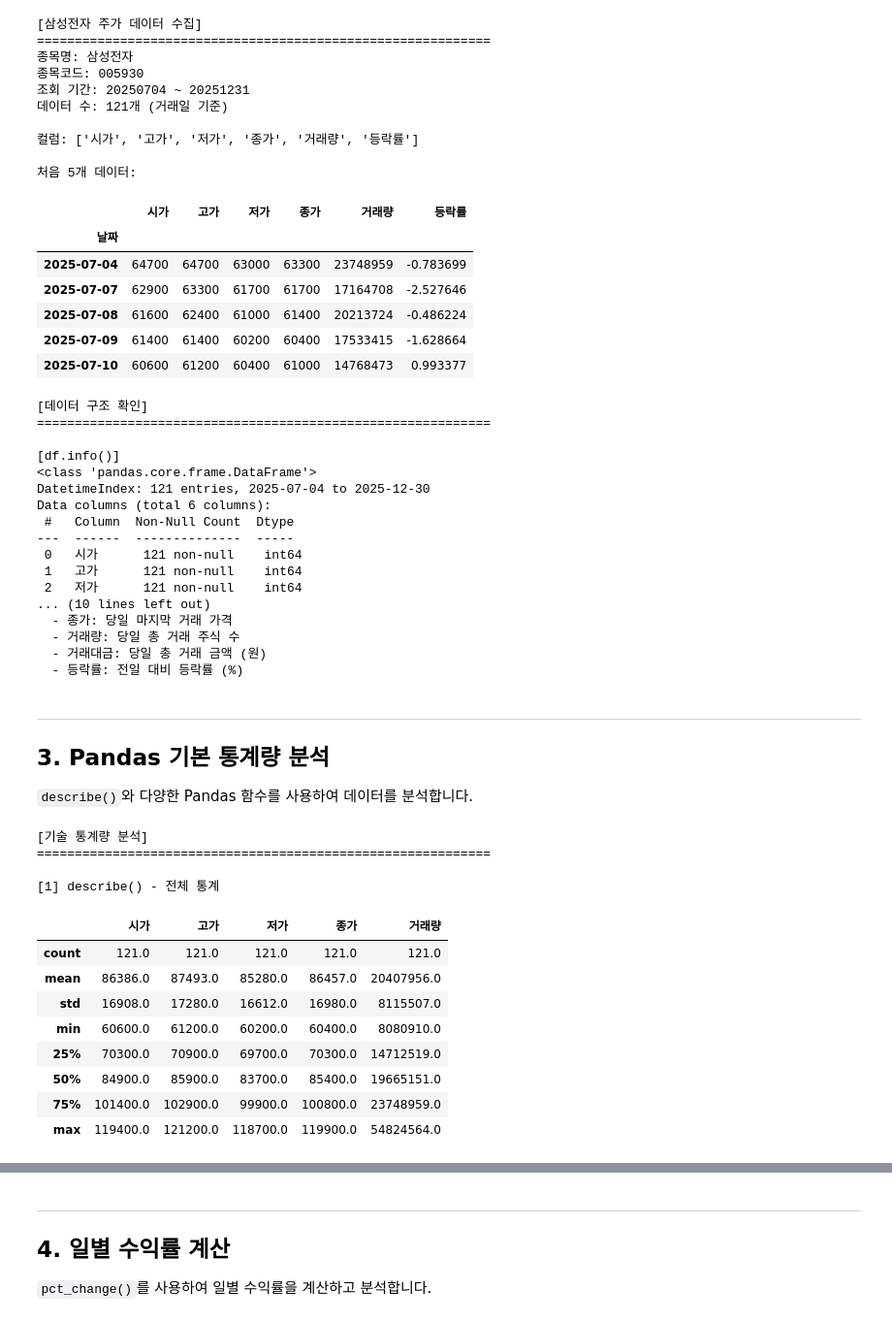
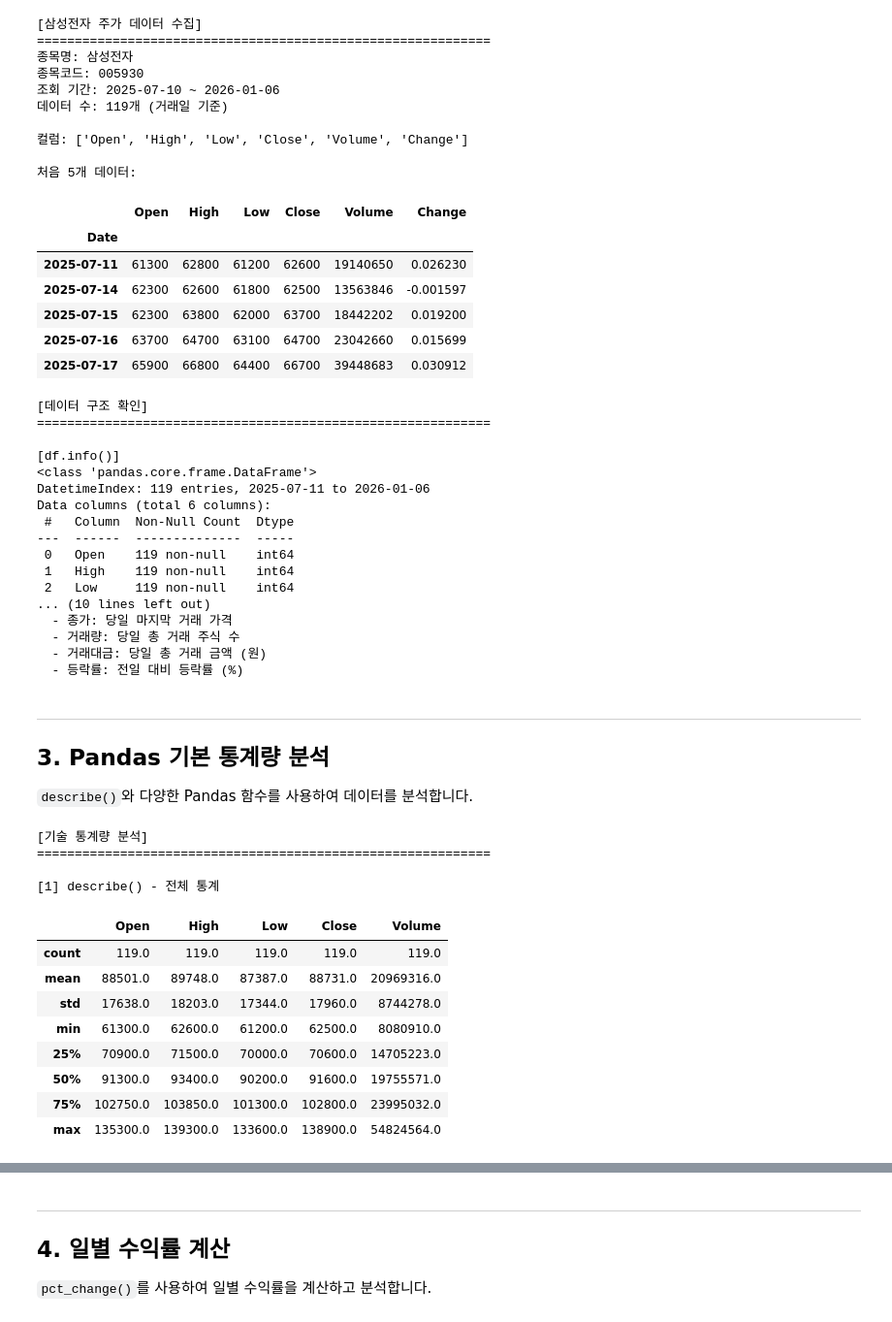
Before and after one commit to ironmanciti/Finance_ePassKorea, a Jupyter notebook: Module_01_데이터분석환경구축/08_실습_국내주식_데이터수집_기본분석.ipynb, the cells around one changed output, grey strips where cells are left out. Shown at 97% size. Cells and saved outputs as stored; diff of their text form; code cells hidden in the pictures.

```diff
--- a/Module_01_데이터분석환경구축/08_실습_국내주식_데이터수집_기본분석.ipynb
+++ b/Module_01_데이터분석환경구축/08_실습_국내주식_데이터수집_기본분석.ipynb
@@ -92,5 +50,5 @@ pykrx를 사용하여 삼성전자의 최근 6개월 주가 데이터를 수집
 # %%
-from pykrx import stock
+import FinanceDataReader as fdr
 
 # 삼성전자 주가 데이터 수집
 print("[삼성전자 주가 데이터 수집]")
@@ -100,15 +58,31 @@ print("=" * 60)
 end_date = datetime.now()
 start_date = end_date - timedelta(days=180)
 
-start_str = start_date.strftime('%Y%m%d')
-end_str = end_date.strftime('%Y%m%d')
+# FDR은 datetime 객체 직접 사용 가능
+start_str = start_date.strftime('%Y-%m-%d')
+end_str = end_date.strftime('%Y-%m-%d')
+
+# 종목명 딕셔너리
+STOCK_NAMES = {
+    "005930": "삼성전자",
+    "000660": "SK하이닉스",
+    "035420": "NAVER",
+    "051910": "LG화학",
+    "006400": "삼성SDI",
+    "035720": "카카오",
+    "005380": "현대차",
+    "005490": "POSCO홀딩스",
+    "028260": "삼성물산",
+    "105560": "KB금융",
+    # 필요한 종목 추가 가능
+}
 
 # 삼성전자 종목코드
 ticker = "005930"
-stock_name = stock.get_market_ticker_name(ticker)
+stock_name = STOCK_NAMES.get(ticker, ticker)  # 딕셔너리에 없으면 종목코드 그대로 사용
 
 # OHLCV 데이터 수집
-df = stock.get_market_ohlcv_by_date(start_str, end_str, ticker)
+df = fdr.DataReader(ticker, start_date, end_date)
 
 print(f"종목명: {stock_name}")
 print(f"종목코드: {ticker}")
@@ -122,19 +96,19 @@ df.head()
 ============================================================
 종목명: 삼성전자
 종목코드: 005930
-조회 기간: 20250704 ~ 20251231
-데이터 수: 121개 (거래일 기준)
+조회 기간: 2025-07-10 ~ 2026-01-06
+데이터 수: 119개 (거래일 기준)
 
-컬럼: ['시가', '고가', '저가', '종가', '거래량', '등락률']
+컬럼: ['Open', 'High', 'Low', 'Close', 'Volume', 'Change']
 
 처음 5개 데이터:
-|  | 시가 | 고가 | 저가 | 종가 | 거래량 | 등락률 |
-| 날짜 |  |  |  |  |  |  |
-| 2025-07-04 | 64700 | 64700 | 63000 | 63300 | 23748959 | -0.783699 |
-| 2025-07-07 | 62900 | 63300 | 61700 | 61700 | 17164708 | -2.527646 |
-| 2025-07-08 | 61600 | 62400 | 61000 | 61400 | 20213724 | -0.486224 |
-| 2025-07-09 | 61400 | 61400 | 60200 | 60400 | 17533415 | -1.628664 |
-| 2025-07-10 | 60600 | 61200 | 60400 | 61000 | 14768473 | 0.993377 |
+|  | Open | High | Low | Close | Volume | Change |
+| Date |  |  |  |  |  |  |
+| 2025-07-11 | 61300 | 62800 | 61200 | 62600 | 19140650 | 0.026230 |
+| 2025-07-14 | 62300 | 62600 | 61800 | 62500 | 13563846 | -0.001597 |
+| 2025-07-15 | 62300 | 63800 | 62000 | 63700 | 18442202 | 0.019200 |
+| 2025-07-16 | 63700 | 64700 | 63100 | 64700 | 23042660 | 0.015699 |
+| 2025-07-17 | 65900 | 66800 | 64400 | 66700 | 39448683 | 0.030912 |
 # %%
 # 데이터 구조 확인
 print("[데이터 구조 확인]")
@@ -156,13 +130,13 @@ print("  - 등락률: 전일 대비 등락률 (%)")
 
 [df.info()]
 <class 'pandas.core.frame.DataFrame'>
-DatetimeIndex: 121 entries, 2025-07-04 to 2025-12-30
+DatetimeIndex: 119 entries, 2025-07-11 to 2026-01-06
 Data columns (total 6 columns):
  #   Column  Non-Null Count  Dtype
 ---  ------  --------------  -----
- 0   시가      121 non-null    int64
- 1   고가      121 non-null    int64
- 2   저가      121 non-null    int64
+ 0   Open    119 non-null    int64
+ 1   High    119 non-null    int64
+ 2   Low     119 non-null    int64
 ... (10 lines left out)
   - 종가: 당일 마지막 거래 가격
   - 거래량: 당일 총 거래 주식 수
@@ -176,24 +150,24 @@ Data columns (total 6 columns):
 # %%
 # 기술 통계량 (describe)
 print("[기술 통계량 분석]")
 print("=" * 60)
 
 print("\n[1] describe() - 전체 통계")
-df[['시가', '고가', '저가', '종가', '거래량']].describe().round(0)
+df[['Open', 'High', 'Low', 'Close', 'Volume']].describe().round(0)
 # %% [output]
 [기술 통계량 분석]
 ============================================================
 
 [1] describe() - 전체 통계
-|  | 시가 | 고가 | 저가 | 종가 | 거래량 |
-| count | 121.0 | 121.0 | 121.0 | 121.0 | 121.0 |
-| mean | 86386.0 | 87493.0 | 85280.0 | 86457.0 | 20407956.0 |
-| std | 16908.0 | 17280.0 | 16612.0 | 16980.0 | 8115507.0 |
-| min | 60600.0 | 61200.0 | 60200.0 | 60400.0 | 8080910.0 |
-| 25% | 70300.0 | 70900.0 | 69700.0 | 70300.0 | 14712519.0 |
-| 50% | 84900.0 | 85900.0 | 83700.0 | 85400.0 | 19665151.0 |
-| 75% | 101400.0 | 102900.0 | 99900.0 | 100800.0 | 23748959.0 |
-| max | 119400.0 | 121200.0 | 118700.0 | 119900.0 | 54824564.0 |
+|  | Open | High | Low | Close | Volume |
+| count | 119.0 | 119.0 | 119.0 | 119.0 | 119.0 |
+| mean | 88501.0 | 89748.0 | 87387.0 | 88731.0 | 20969316.0 |
+| std | 17638.0 | 18203.0 | 17344.0 | 17960.0 | 8744278.0 |
+| min | 61300.0 | 62600.0 | 61200.0 | 62500.0 | 8080910.0 |
+| 25% | 70900.0 | 71500.0 | 70000.0 | 70600.0 | 14705223.0 |
+| 50% | 91300.0 | 93400.0 | 90200.0 | 91600.0 | 19755571.0 |
+| 75% | 102750.0 | 103850.0 | 101300.0 | 102800.0 | 23995032.0 |
+| max | 135300.0 | 139300.0 | 133600.0 | 138900.0 | 54824564.0 |
 # %%
 # 주요 통계량 직접 계산
 print("\n[2] 주요 통계량]")
```
Also changed, not shown: parts of 14 cells of this notebook, 23 other files.
